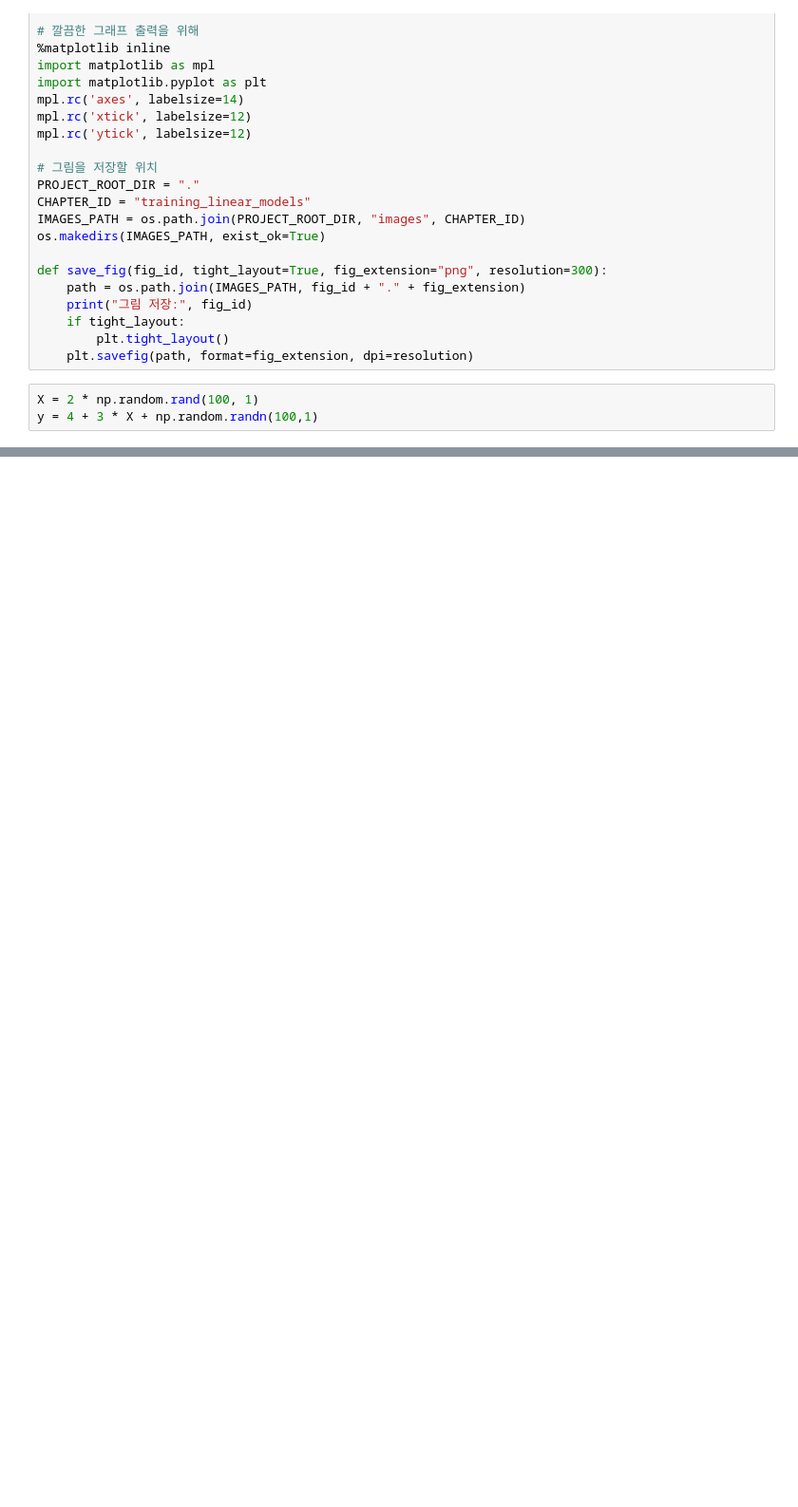
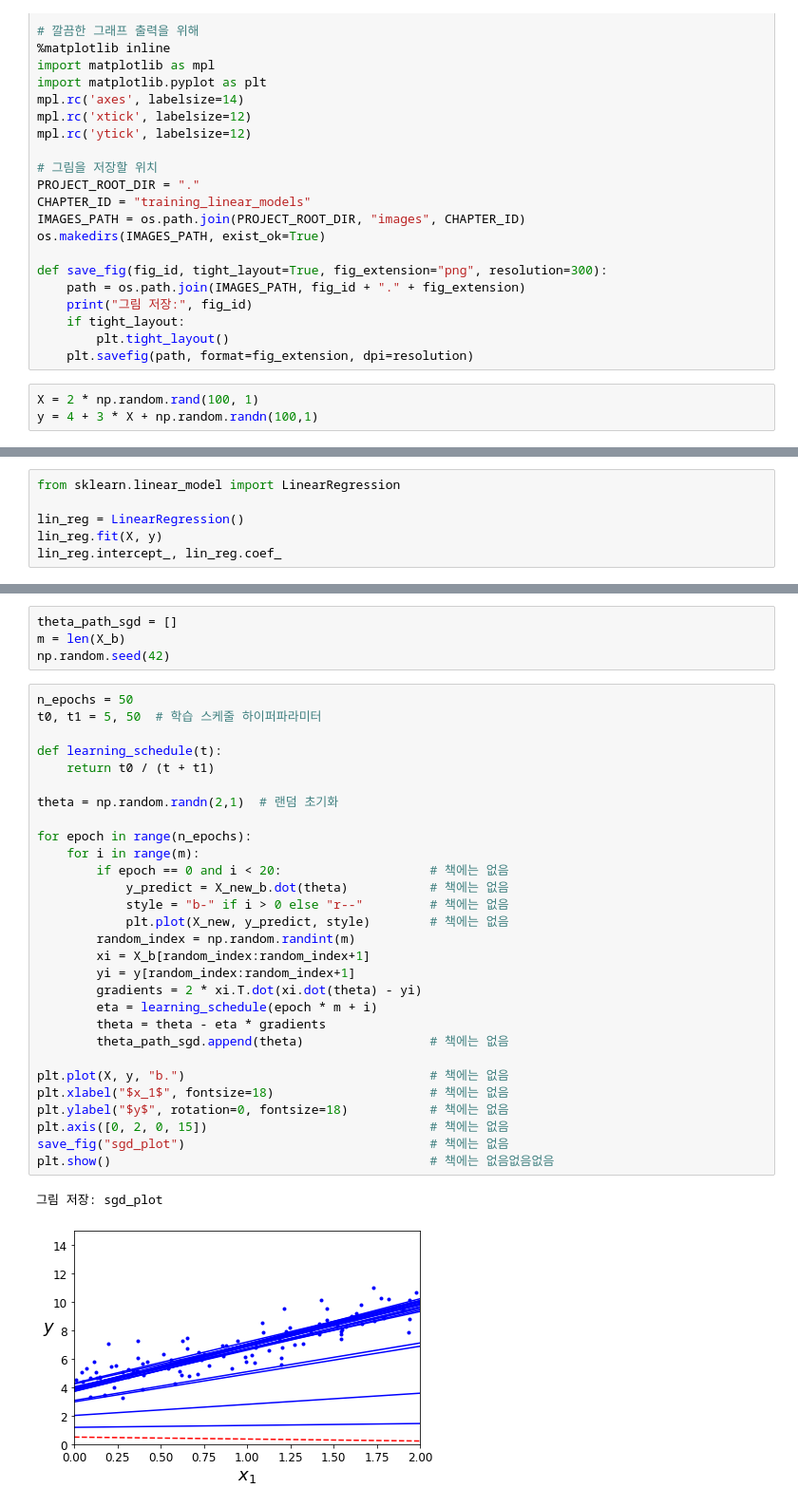
Before and after one commit to chataeg/handson-ML, a Jupyter notebook: Hands_On_ch04.ipynb, the cells around one changed output, grey strips where cells are left out. Shown: that part at 95% size. Saved outputs shown, nothing was run; the diff lists cells and outputs as text; blank space fills up the shorter version.

```diff
--- a/Hands_On_ch04.ipynb
+++ b/Hands_On_ch04.ipynb
@@ -41,0 +77,6 @@ y = 4 + 3 * X + np.random.randn(100,1)
+# %%
+from sklearn.linear_model import LinearRegression
+
+lin_reg = LinearRegression()
+lin_reg.fit(X, y)
+lin_reg.intercept_, lin_reg.coef_
@@ -41,0 +156,36 @@ y = 4 + 3 * X + np.random.randn(100,1)
+# %%
+theta_path_sgd = []
+m = len(X_b)
+np.random.seed(42)
+# %%
+n_epochs = 50
+t0, t1 = 5, 50  # 학습 스케줄 하이퍼파라미터
+
+def learning_schedule(t):
+    return t0 / (t + t1)
+
+theta = np.random.randn(2,1)  # 랜덤 초기화
+
+for epoch in range(n_epochs):
+    for i in range(m):
+        if epoch == 0 and i < 20:                    # 책에는 없음
+            y_predict = X_new_b.dot(theta)           # 책에는 없음
+            style = "b-" if i > 0 else "r--"         # 책에는 없음
+            plt.plot(X_new, y_predict, style)        # 책에는 없음
+        random_index = np.random.randint(m)
+        xi = X_b[random_index:random_index+1]
+        yi = y[random_index:random_index+1]
+        gradients = 2 * xi.T.dot(xi.dot(theta) - yi)
+        eta = learning_schedule(epoch * m + i)
+        theta = theta - eta * gradients
+        theta_path_sgd.append(theta)                 # 책에는 없음
+
+plt.plot(X, y, "b.")                                 # 책에는 없음
+plt.xlabel("$x_1$", fontsize=18)                     # 책에는 없음
+plt.ylabel("$y$", rotation=0, fontsize=18)           # 책에는 없음
+plt.axis([0, 2, 0, 15])                              # 책에는 없음
+save_fig("sgd_plot")                                 # 책에는 없음
+plt.show()                                           # 책에는 없음없음없음
+# %% [output]
+그림 저장: sgd_plot
+[figure, added]
```
Also changed, not shown: parts of 58 cells of this notebook.
